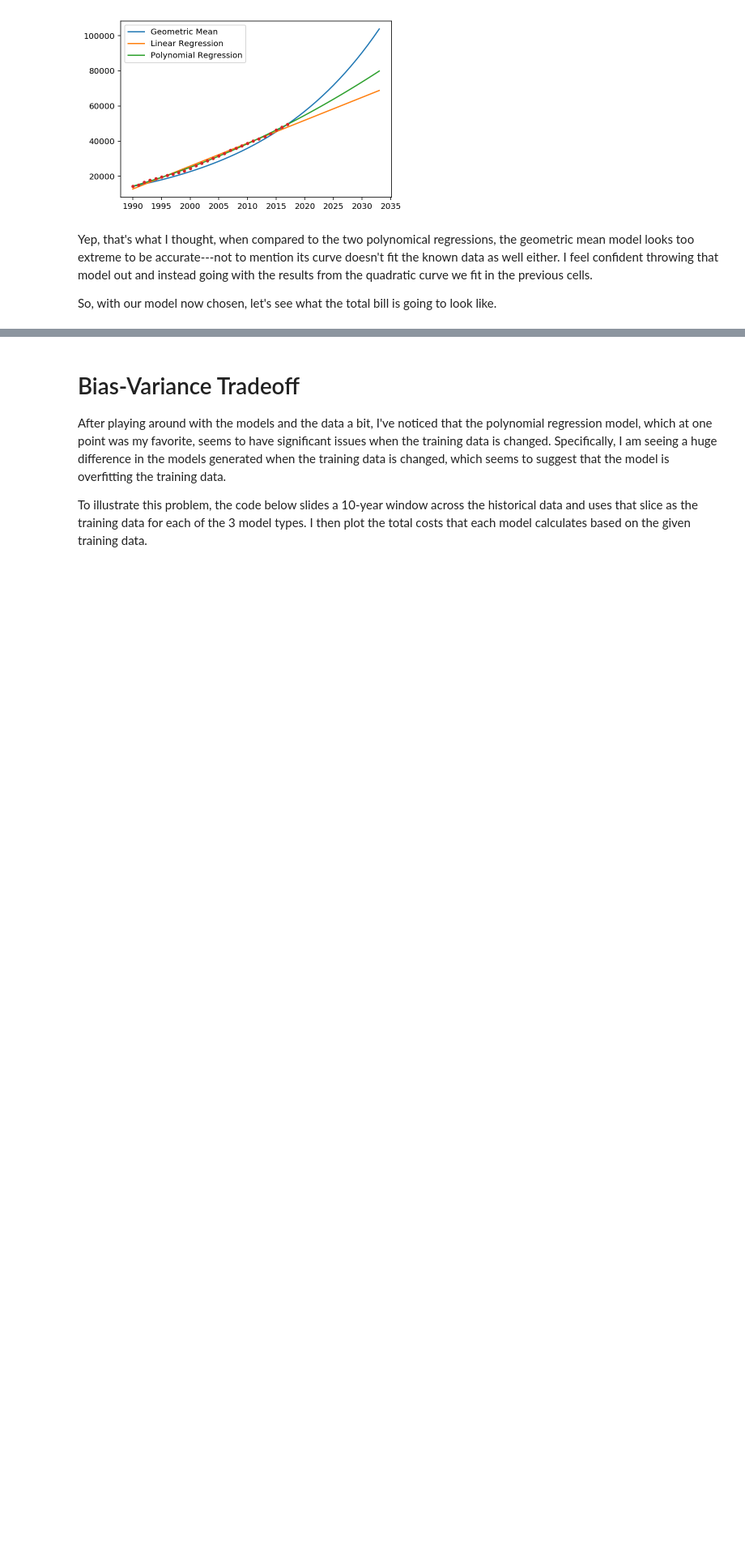
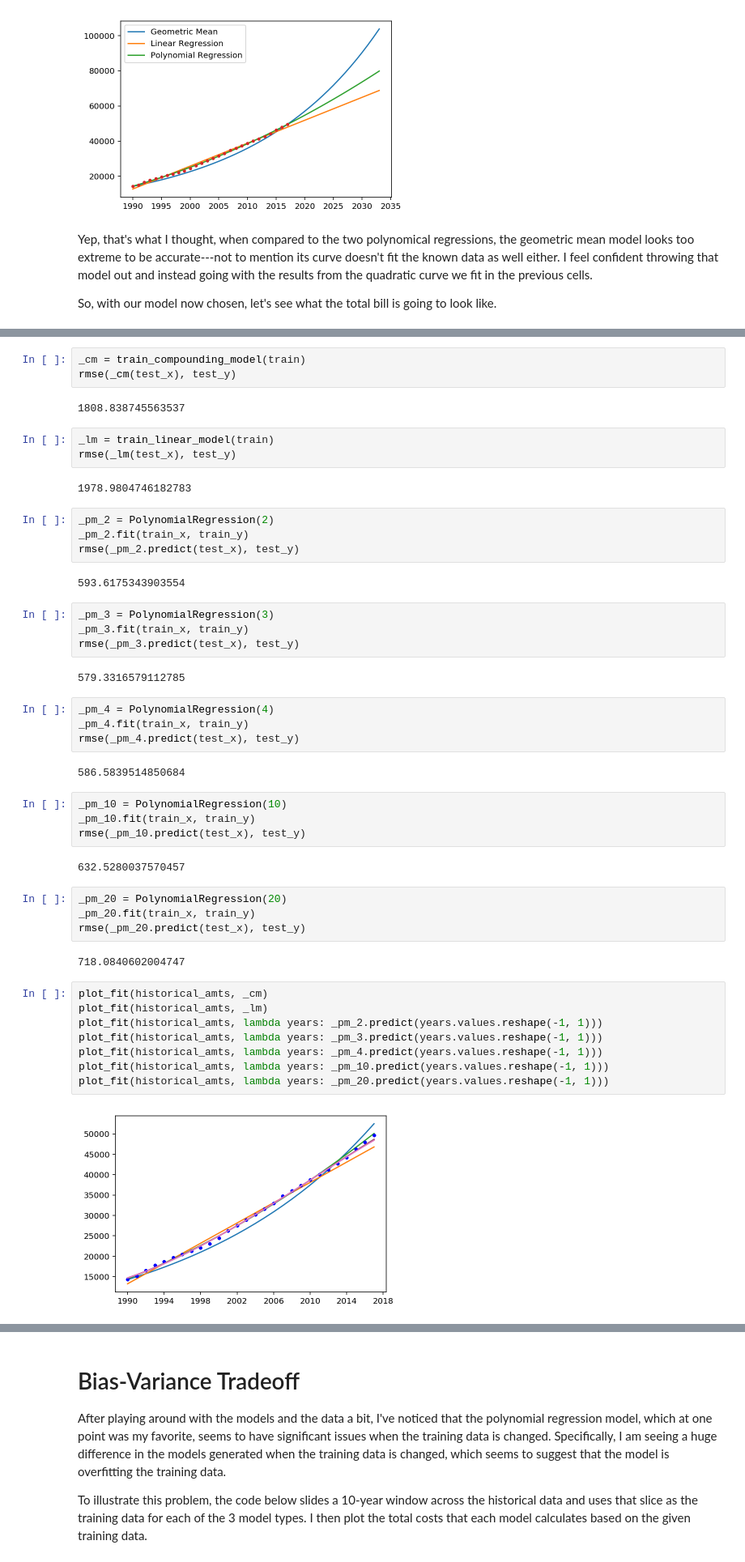
Before and after one commit to croach/data_science_for_daddies, a Jupyter notebook: Data Science for Daddies (and Mommies).ipynb, the cells around one changed output, grey strips where cells are left out. Shown at 81% size. Drawn from its saved outputs; the diff is of its cells as text; blank space fills up the shorter version.

```diff
--- a/Data Science for Daddies (and Mommies).ipynb
+++ b/Data Science for Daddies (and Mommies).ipynb
@@ -508,0 +674,50 @@ So, with our model now chosen, let's see what the total bill is going to look li
+# %%
+_cm = train_compounding_model(train)
+rmse(_cm(test_x), test_y)
+# %% [output]
+1808.838745563537
+# %%
+_lm = train_linear_model(train)
+rmse(_lm(test_x), test_y)
+# %% [output]
+1978.9804746182783
+# %%
+_pm_2 = PolynomialRegression(2)
+_pm_2.fit(train_x, train_y)
+rmse(_pm_2.predict(test_x), test_y)
+# %% [output]
+593.6175343903554
+# %%
+_pm_3 = PolynomialRegression(3)
+_pm_3.fit(train_x, train_y)
+rmse(_pm_3.predict(test_x), test_y)
+# %% [output]
+579.3316579112785
+# %%
+_pm_4 = PolynomialRegression(4)
+_pm_4.fit(train_x, train_y)
+rmse(_pm_4.predict(test_x), test_y)
+# %% [output]
+586.5839514850684
+# %%
+_pm_10 = PolynomialRegression(10)
+_pm_10.fit(train_x, train_y)
+rmse(_pm_10.predict(test_x), test_y)
+# %% [output]
+632.5280037570457
+# %%
+_pm_20 = PolynomialRegression(20)
+_pm_20.fit(train_x, train_y)
+rmse(_pm_20.predict(test_x), test_y)
+# %% [output]
+718.0840602004747
+# %%
+plot_fit(historical_amts, _cm)
+plot_fit(historical_amts, _lm)
+plot_fit(historical_amts, lambda years: _pm_2.predict(years.values.reshape(-1, 1)))
+plot_fit(historical_amts, lambda years: _pm_3.predict(years.values.reshape(-1, 1)))
+plot_fit(historical_amts, lambda years: _pm_4.predict(years.values.reshape(-1, 1)))
+plot_fit(historical_amts, lambda years: _pm_10.predict(years.values.reshape(-1, 1)))
+plot_fit(historical_amts, lambda years: _pm_20.predict(years.values.reshape(-1, 1)))
+# %% [output]
+[figure, added]
```
Also changed, not shown: parts of 61 cells of this notebook.
